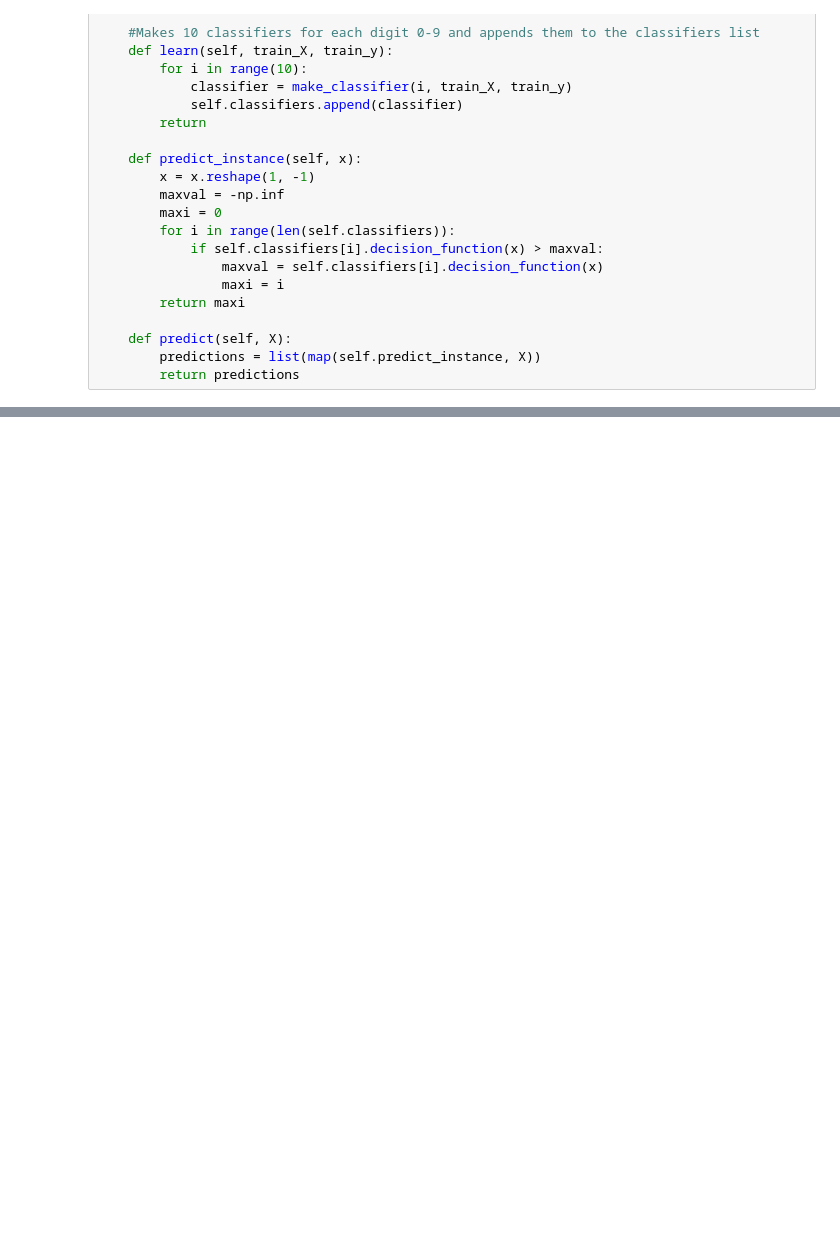
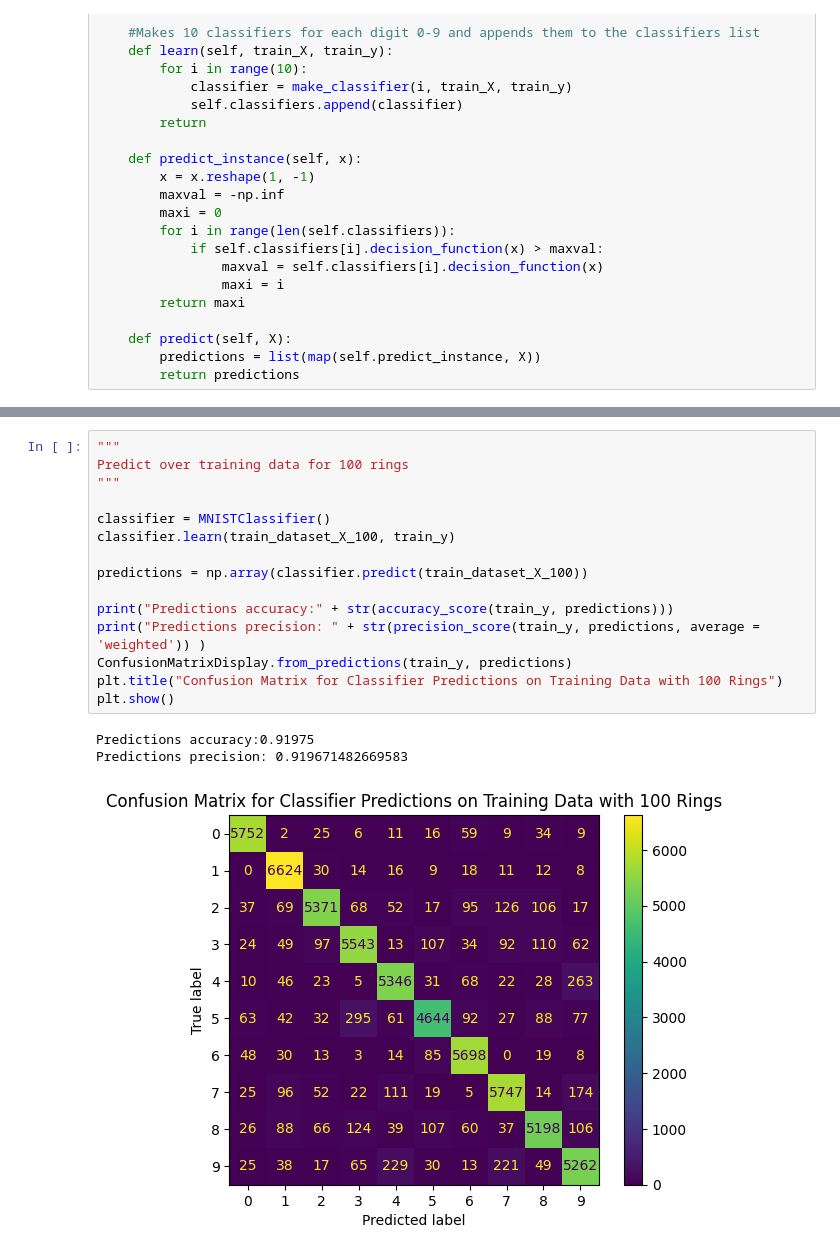
Before and after one commit to ajy-123/coupled_oscillators, a Jupyter notebook: mnist-classification.ipynb, the cells around one changed output, grey strips where cells are left out. Cells and saved outputs as stored; diff of their text form; blank space fills up the shorter version.

```diff
--- a/mnist-classification.ipynb
+++ b/mnist-classification.ipynb
@@ -97,0 +105,19 @@ Predictions precision: 0.8824109377122011
+# %%
+"""
+Predict over training data for 100 rings
+"""
+
+classifier = MNISTClassifier()
+classifier.learn(train_dataset_X_100, train_y)
+
+predictions = np.array(classifier.predict(train_dataset_X_100))
+
+print("Predictions accuracy:" + str(accuracy_score(train_y, predictions)))
+print("Predictions precision: " + str(precision_score(train_y, predictions, average = 'weighted')) )
+ConfusionMatrixDisplay.from_predictions(train_y, predictions)
+plt.title("Confusion Matrix for Classifier Predictions on Training Data with 100 Rings")
+plt.show()
+# %% [output]
+Predictions accuracy:0.91975
+Predictions precision: 0.919671482669583
+[figure, added]
```
Also changed, not shown: parts of 12 cells of this notebook, 2 other files.
